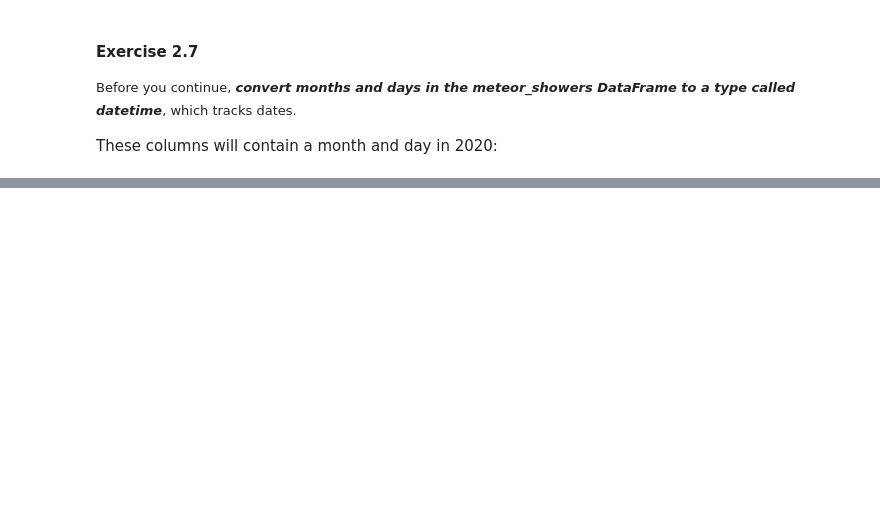
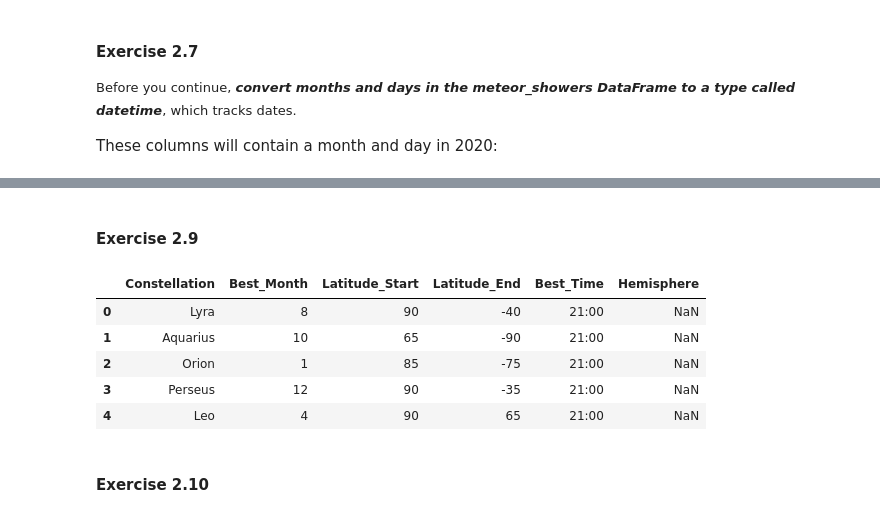
Before and after one commit to pmikaelah/Learn-Microsoft-Learning-Path-1-Explore-space-with-Python-and-Visual-Studio-Code, a Jupyter notebook: [main notebook] over-the-moon/module-2_meteor-showers/meteor-showers.ipynb, the cells around one changed output, grey strips where cells are left out. Drawn from its saved outputs; the diff is of its cells as text; code cells hidden in the pictures; blank space fills up the shorter version.

```diff
--- a/[main notebook] over-the-moon/module-2_meteor-showers/meteor-showers.ipynb
+++ b/[main notebook] over-the-moon/module-2_meteor-showers/meteor-showers.ipynb
@@ -251,0 +311,38 @@ months = {'january':1, 'february':2, 'march':3, ''}
+# %% [markdown]
+#### Exercise 2.9
+# %%
+import numpy as np
+import pandas as pd
+
+meteor_showers = pd.read_csv('data/meteorshowers.csv')
+moon_phases = pd.read_csv('data/moonphases.csv')
+cities = pd.read_csv('data/cities.csv')
+constellations = pd.read_csv('data/constellations.csv')
+
+months = {'january':1, 'february':2, 'march':3, 'april':4, 'may':5, 'june':6, 'july':7, 'august':8, 'september':9, 'october':10, 'november':11, 'december':12}
+meteor_showers.Best_Month = meteor_showers.Best_Month.map(months)
+meteor_showers.Start_Month = meteor_showers.Start_Month.map(months)
+meteor_showers.End_Month = meteor_showers.End_Month.map(months)
+moon_phases.Month = moon_phases.Month.map(months)
+constellations.Best_Month = constellations.Best_Month.map(months)
+
+meteor_showers['Start Date'] = pd.to_datetime(2020 * 10000 + meteor_showers.Start_Month * 100 + meteor_showers.Start_Day, format = '%Y%m%d')
+meteor_showers['End Date'] = pd.to_datetime(2020 * 10000 + meteor_showers.End_Month * 100 + meteor_showers.End_Day, format = '%Y%m%d')
+
+moon_phases['Date'] = pd.to_datetime(2020 * 10000 + moon_phases.Month * 100 + moon_phases.Day, format = '%Y%m%d')
+
+hemispheres = {'northern':0, 'southern':1, 'northern, southern':3}
+meteor_showers.Hemisphere = meteor_showers.Hemisphere.map(hemispheres)
+constellations.Hemisphere = constellations.Hemisphere.map(hemispheres)
+
+meteor_showers.head()
+constellations.head()
+# %% [output]
+|  | Constellation | Best_Month | Latitude_Start | Latitude_End | Best_Time | Hemisphere |
+| 0 | Lyra | 8 | 90 | -40 | 21:00 | NaN |
+| 1 | Aquarius | 10 | 65 | -90 | 21:00 | NaN |
+| 2 | Orion | 1 | 85 | -75 | 21:00 | NaN |
+| 3 | Perseus | 12 | 90 | -35 | 21:00 | NaN |
+| 4 | Leo | 4 | 90 | 65 | 21:00 | NaN |
+# %% [markdown]
+#### Exercise 2.10
```
Also changed, not shown: parts of 10 cells of this notebook, 5 other files.
